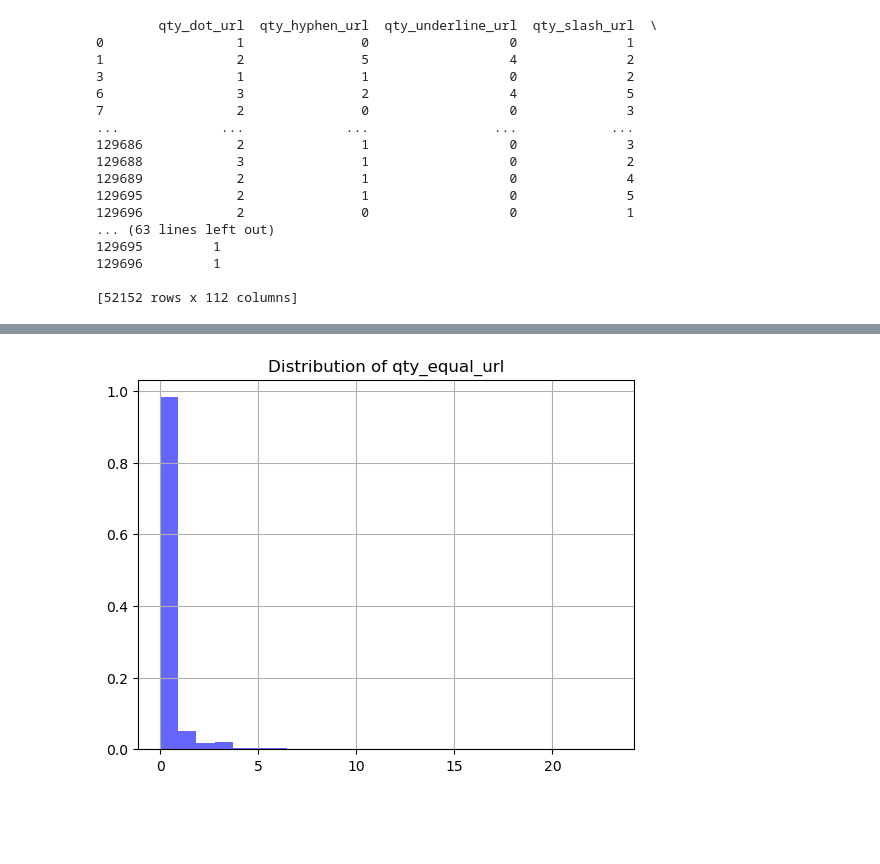
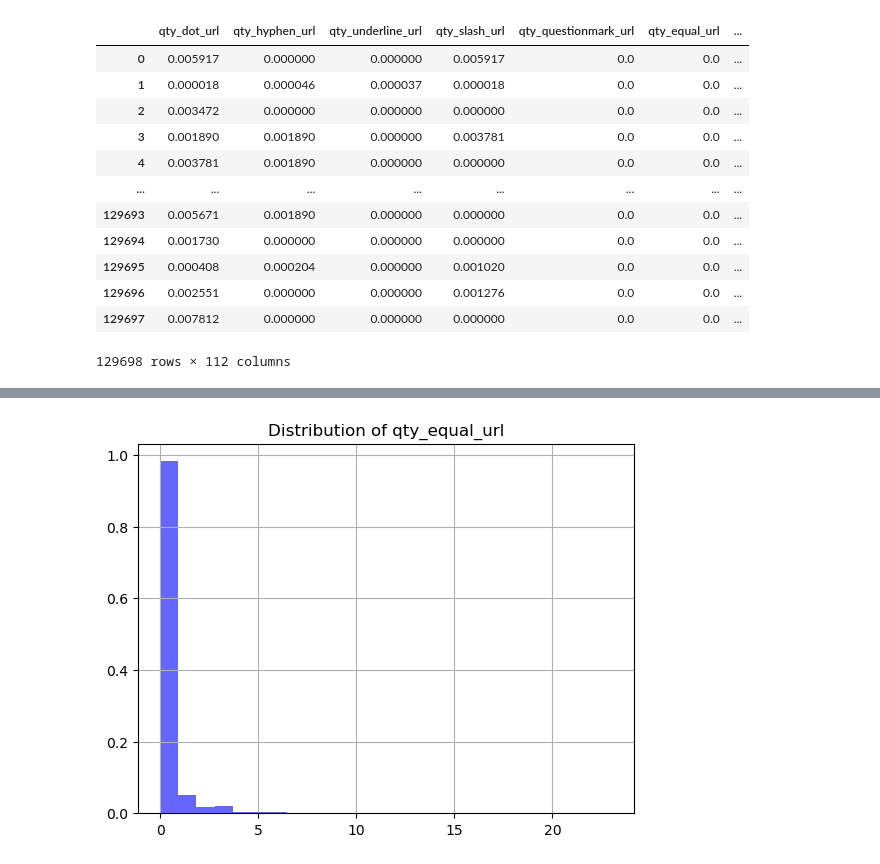
Before and after one commit to oZep/uOttaHack6-Link-Ahead, a Jupyter notebook: analyze.ipynb, the cells around one changed output, grey strips where cells are left out. Cells and saved outputs as stored; diff of their text form; code cells hidden in the pictures; blank space fills up the shorter version.

```diff
--- a/analyze.ipynb
+++ b/analyze.ipynb
@@ -30,21 +30,0 @@ print(df)
-# %%
-df_new = df[df['phishing'] == 1]
-print(df_new)
-# %% [output]
-        qty_dot_url  qty_hyphen_url  qty_underline_url  qty_slash_url  \
-0                 1               0                  0              1
-1                 2               5                  4              2
-3                 1               1                  0              2
-6                 3               2                  4              5
-7                 2               0                  0              3
-...             ...             ...                ...            ...
-129686            2               1                  0              3
-129688            3               1                  0              2
-129689            2               1                  0              4
-129695            2               1                  0              5
-129696            2               0                  0              1
-... (63 lines left out)
-129695         1
-129696         1
-
-[52152 rows x 112 columns]
@@ -54,0 +31,23 @@ def createHist(key):
+# %%
+for column_name in df.keys():
+    if column_name.startswith("qty") and not "servers" in column_name and not "resolved" in column_name and not "redirect" in column_name:
+        if "url" in column_name:
+            divisor = "length_url"
+        else:
+            divisor = column_name.split("_")[-1] + "_length"
+        df[column_name] /= df[divisor]
+df
+# %% [output]
+|  | qty_dot_url | qty_hyphen_url | qty_underline_url | qty_slash_url | qty_questionmark_url | qty_equal_url | ... |
+| 0 | 0.005917 | 0.000000 | 0.000000 | 0.005917 | 0.0 | 0.0 | ... |
+| 1 | 0.000018 | 0.000046 | 0.000037 | 0.000018 | 0.0 | 0.0 | ... |
+| 2 | 0.003472 | 0.000000 | 0.000000 | 0.000000 | 0.0 | 0.0 | ... |
+| 3 | 0.001890 | 0.001890 | 0.000000 | 0.003781 | 0.0 | 0.0 | ... |
+| 4 | 0.003781 | 0.001890 | 0.000000 | 0.000000 | 0.0 | 0.0 | ... |
+| ... | ... | ... | ... | ... | ... | ... | ... |
+| 129693 | 0.005671 | 0.001890 | 0.000000 | 0.000000 | 0.0 | 0.0 | ... |
+| 129694 | 0.001730 | 0.000000 | 0.000000 | 0.000000 | 0.0 | 0.0 | ... |
+| 129695 | 0.000408 | 0.000204 | 0.000000 | 0.001020 | 0.0 | 0.0 | ... |
+| 129696 | 0.002551 | 0.000000 | 0.000000 | 0.001276 | 0.0 | 0.0 | ... |
+| 129697 | 0.007812 | 0.000000 | 0.000000 | 0.000000 | 0.0 | 0.0 | ... |
+129698 rows × 112 columns
```
Also changed, not shown: parts of 5 cells of this notebook.
